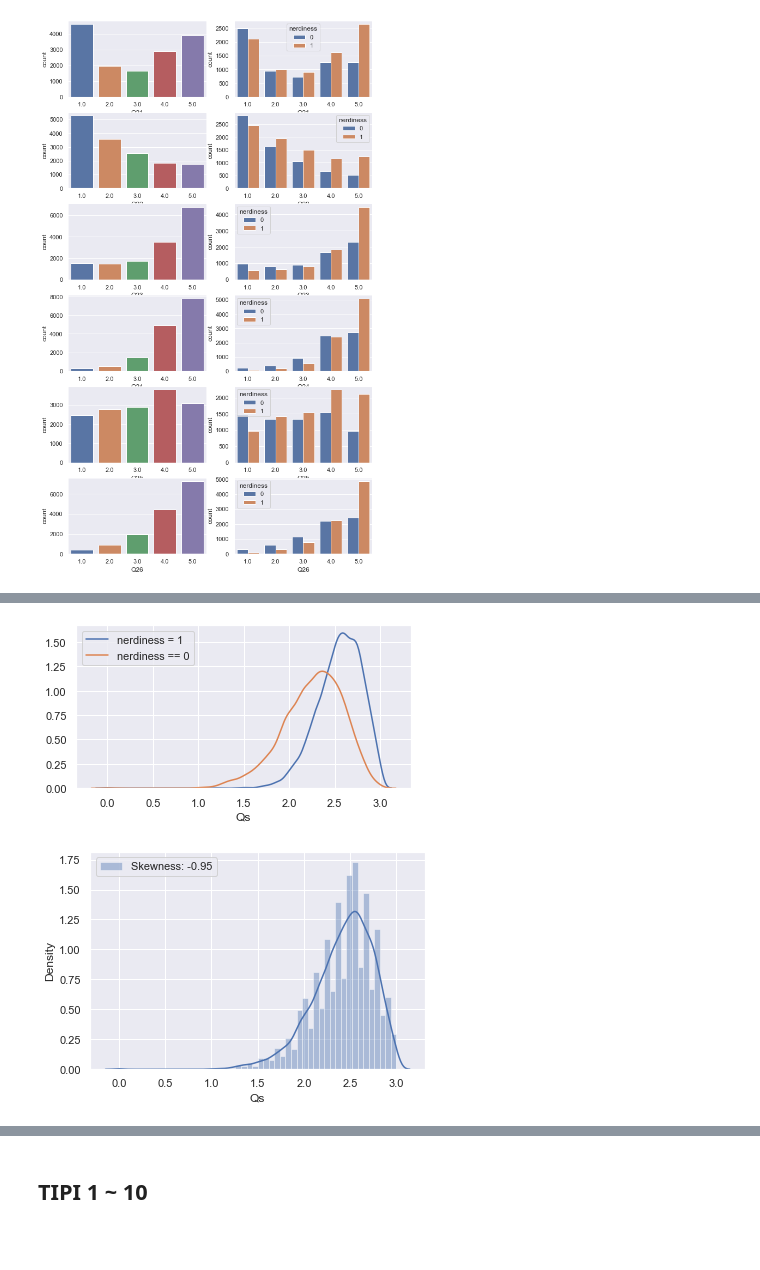
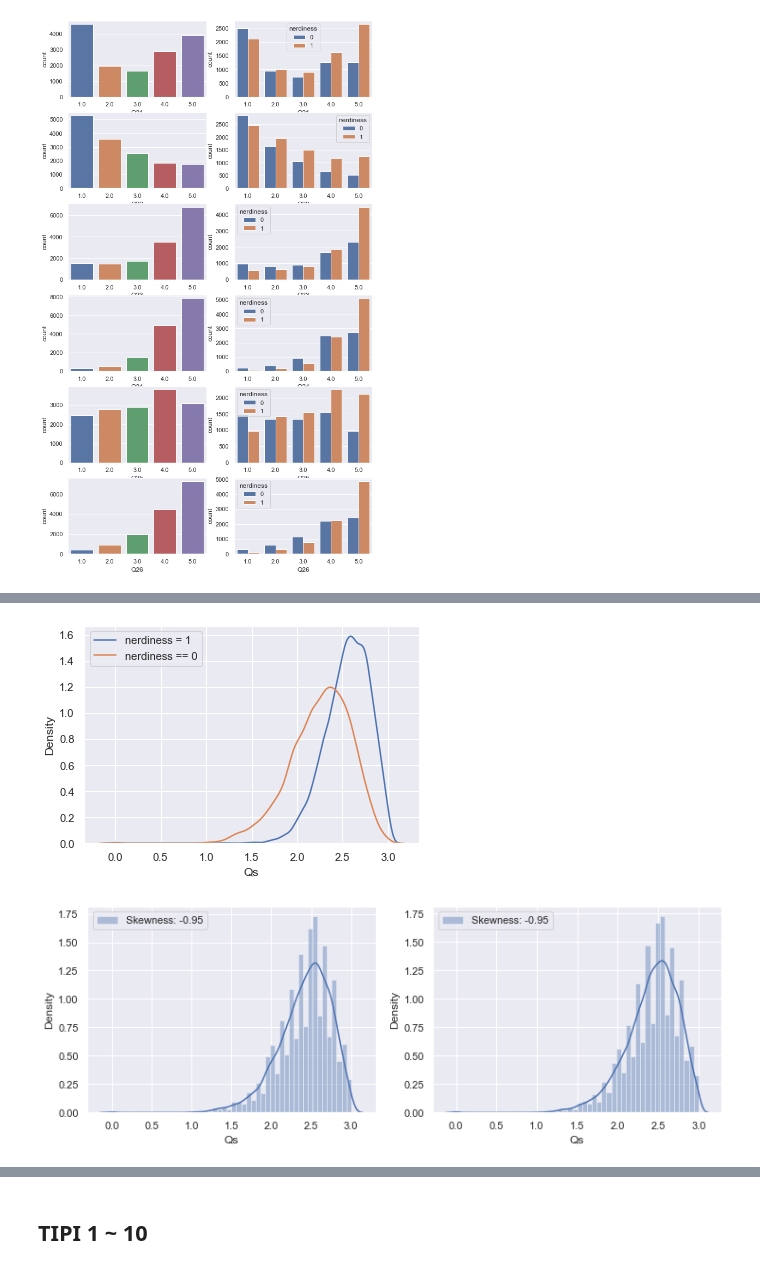
Before and after one commit to Seokii/2022_SWAI_Qualifiers, a Jupyter notebook: notebooks/minseok.ipynb, the cells around one changed output, grey strips where cells are left out. Cells and saved outputs as stored; diff of their text form; code cells hidden in the pictures; blank space fills up the shorter version.

```diff
--- a/notebooks/minseok.ipynb
+++ b/notebooks/minseok.ipynb
@@ -243,15 +254,18 @@ train_q.head(10)
 # %%
-f, ax = plt.subplots(1, 1, figsize=(6,3))
+f, ax = plt.subplots(1, 1, figsize=(6,4))
 sns.kdeplot(train_q[train_q['nerdiness'] == 1]['Qs'], ax=ax)
 sns.kdeplot(train_q[train_q['nerdiness'] == 0]['Qs'], ax=ax)
 plt.legend(['nerdiness = 1', 'nerdiness == 0'])
-plt.ylabel('')
+
 plt.show()
 # %% [output]
-[figure, old version]
+[figure, new version]
 # %%
-f, ax = plt.subplots(1, 1, figsize=(6,4))
-g = sns.distplot(train_q['Qs'], color='b', label='Skewness: {:.2f}'.format(train_q['Qs'].skew()), ax=ax)
+f, ax = plt.subplots(1, 2, figsize=(12,4))
+g = sns.distplot(train_q['Qs'], color='b', label='Skewness: {:.2f}'.format(train_q['Qs'].skew()), ax=ax[0])
 g = g.legend(loc='best')
+
+g = sns.distplot(test_q['Qs'], color='b', label='Skewness: {:.2f}'.format(test_q['Qs'].skew()), ax=ax[1])
+g = g.legend(loc='best')
 # %% [output]
-[figure, old version]
+[figure, new version]
```
Also changed, not shown: parts of 50 cells of this notebook.
